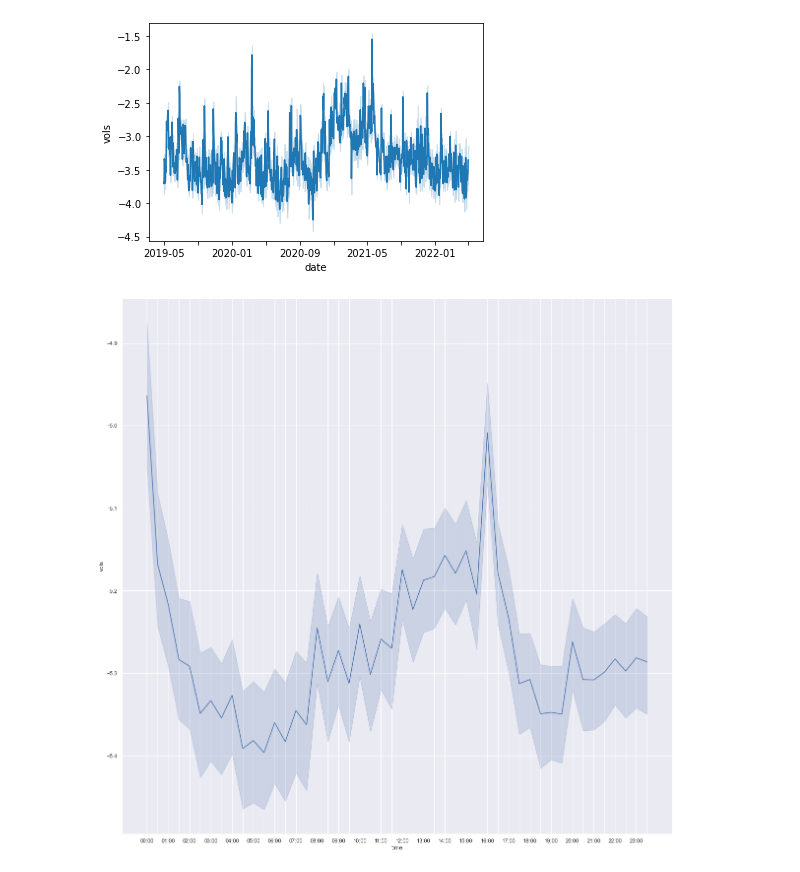
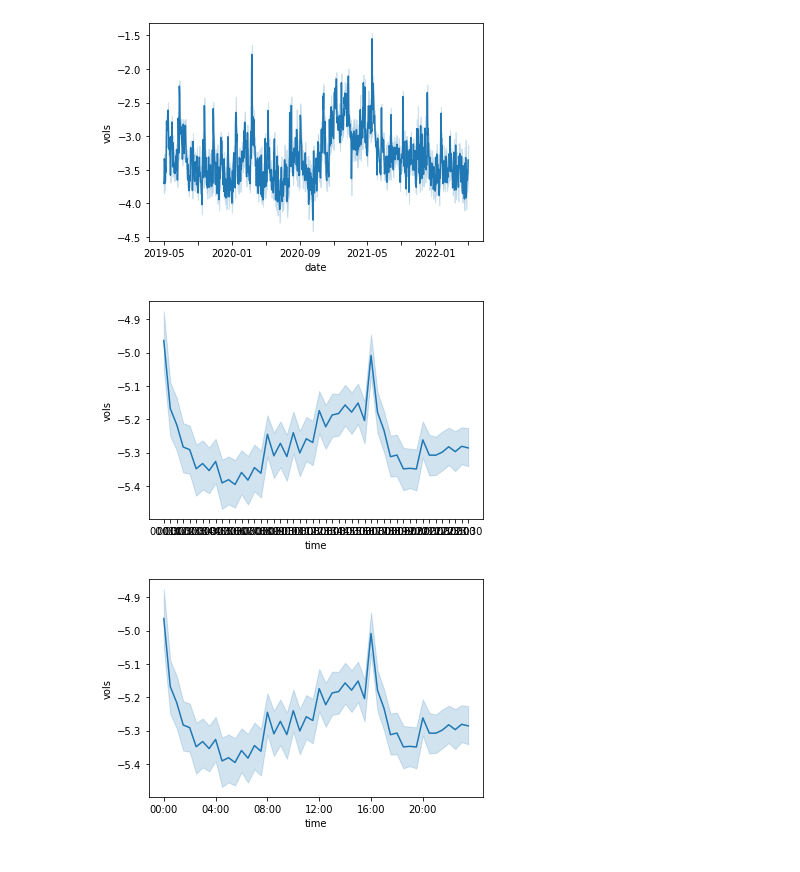
Before and after one commit to ZeliTheZealot/crypto-volatility, a Jupyter notebook: full_volatilities.ipynb, the cells around one changed output. Cells and saved outputs as stored; diff of their text form; code cells hidden in the pictures.

```diff
--- a/full_volatilities.ipynb
+++ b/full_volatilities.ipynb
@@ -145,19 +92,23 @@ ax[0][0].figure.savefig(figure_path, bbox_inches='tight', dpi=300)
 # %%
 increment = 30
 ticks = 1440 / increment
-
 squared_returns = all_returns_df.pow(2)
-volatilities = squared_returns.groupby(squared_returns.index // increment).sum().pow(1./2)
+volatilities = squared_returns.groupby(
+    squared_returns.index // increment).sum().pow(1./2)
 diurnal_volatilities = volatilities.groupby(volatilities.index % ticks).mean()
 diurnal_volatilities = np.log(diurnal_volatilities)
-time_of_day = (diurnal_volatilities.index.to_series() * increment * 60).astype(int).apply(lambda x: dt.datetime.utcfromtimestamp(x).strftime('%H:%M'))
-timed_diurnal_volatilities = pd.concat([diurnal_volatilities, time_of_day], axis=1)
+time_of_day = (
+    diurnal_volatilities.index.to_series() * increment * 60
+).astype(int).apply(
+    lambda x: dt.datetime.utcfromtimestamp(x).strftime('%H:%M')
+)
+timed_diurnal_volatilities = pd.concat(
+    [diurnal_volatilities, time_of_day], axis=1
+)
 timed_diurnal_volatilities.rename(columns={0: 'time'}, inplace=True)
-molten = timed_diurnal_volatilities.melt('time', var_name='assets', value_name='vols')
+molten = timed_diurnal_volatilities.melt(
+    'time', var_name='assets', value_name='vols'
+)
 plt = sns.lineplot(data=molten, x='time', y='vols')
-if increment < 60:
-    for i, label in enumerate(plt.xaxis.get_ticklabels()):
-        if i % int(60 / increment) != 0:
-            label.set_visible(False)
 # %% [output]
-[figure, old version]
+[figure, new version]
@@ -163,0 +124,4 @@ if increment < 60:
+# %%
+plt.figure
+# %% [output]
+[figure, added]
```
Also changed, not shown: parts of 11 cells of this notebook, 45 other files.
